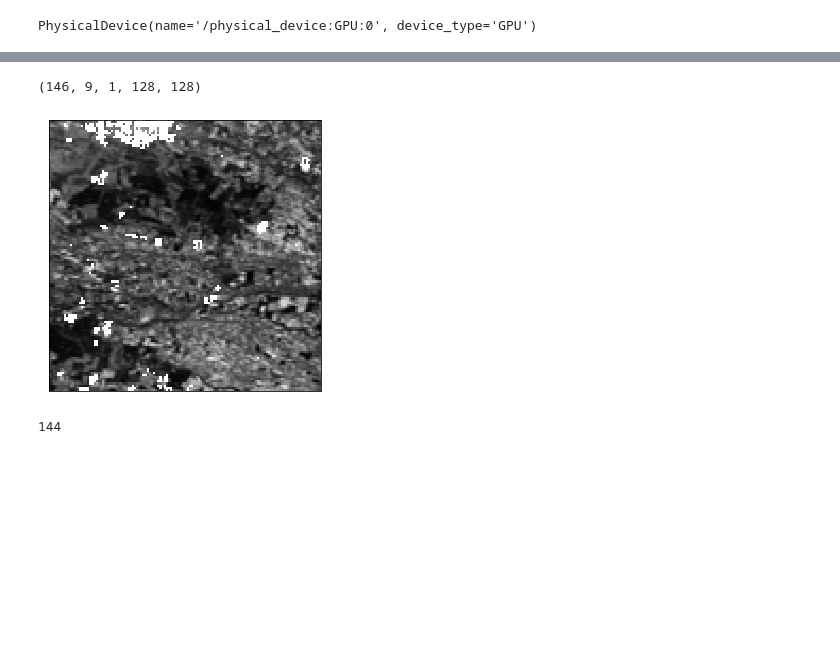
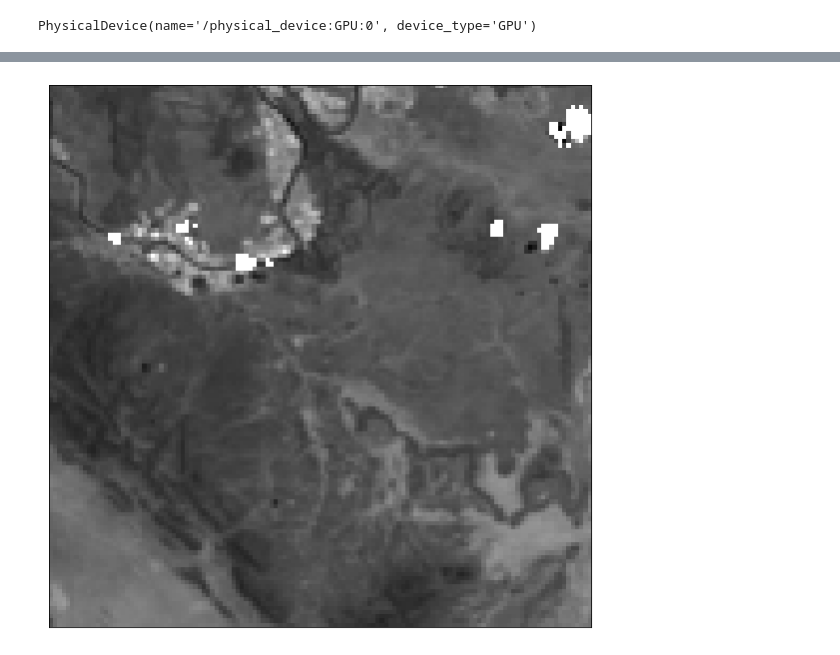
Before and after one commit to mmbajo/PROBA-V, a Jupyter notebook: notebooks/Patches.ipynb, the cells around one changed output, grey strips where cells are left out. Drawn from its saved outputs; the diff is of its cells as text; code cells hidden in the pictures; blank space fills up the shorter version.

```diff
--- a/notebooks/Patches.ipynb
+++ b/notebooks/Patches.ipynb
@@ -273,16 +294,10 @@ plot(x)
+# %%
+plot(X[totest - 146, :, : , 5, 0])
+# %% [output]
+[figure, added]
 # %%
-LR='/home/mark/DataBank/PROBA-V-CHKPT/trimmedArrayDir'
-band = 'RED'
-X = np.load(os.path.join(LR, f'TESTimgLR_{band}.npy'), allow_pickle=True)
-print(X.shape)
-X = X.transpose((0, 3, 4, 1, 2))
+import os
+import numpy as np
+d = '/home/mark/DataBank/PROBA-V-CHKPT/trimmedArrayDir'
+band = 'NIR'
+patchLR = np.load(os.path.join(d, f'TRAINimgLR_{band}.npy'), allow_pickle=True)
-# %% [output]
-(146, 9, 1, 128, 128)
-# %%
-plot(X[1, :, : , 5, 0])
-# %% [output]
-[figure, removed]
-# %%
-len(names)
-# %% [output]
-144
```
Also changed, not shown: parts of 9 cells of this notebook, 5 other files.
